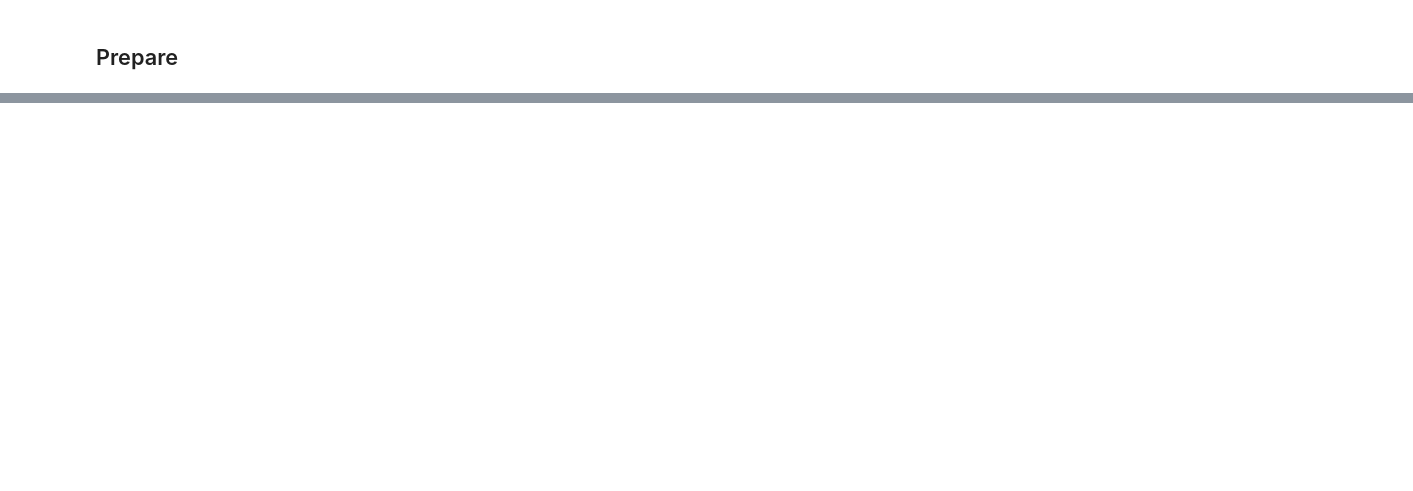
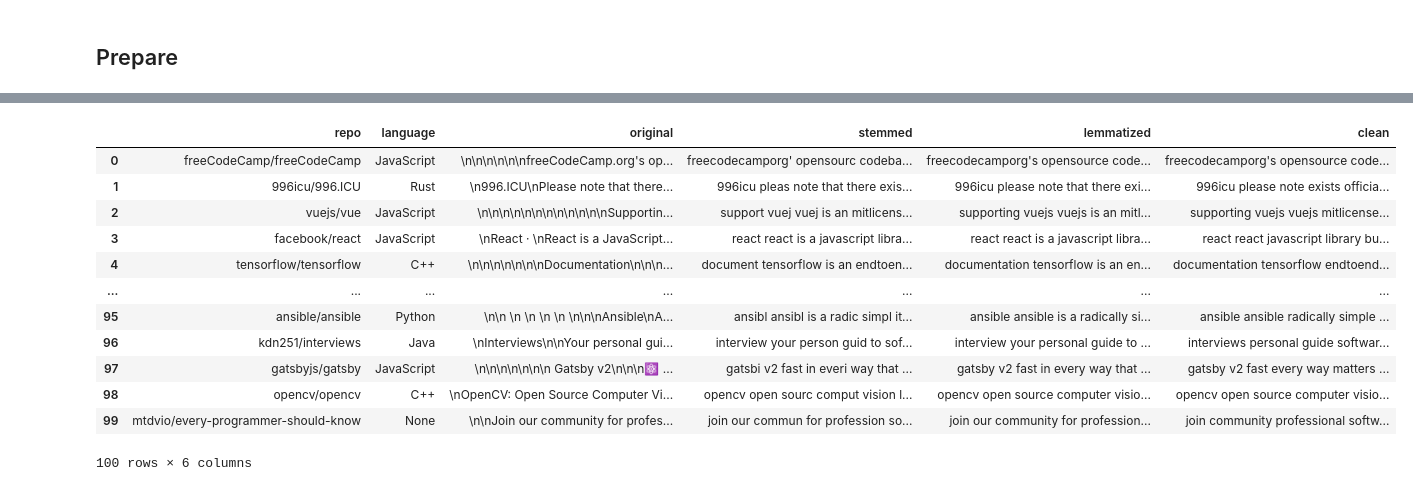
Before and after one commit to super-fantastic-group/nlp-git, a Jupyter notebook: nlp-project.ipynb, the cells around one changed output, grey strips where cells are left out. Drawn from its saved outputs; the diff is of its cells as text; code cells hidden in the pictures; blank space fills up the shorter version.

```diff
--- a/nlp-project.ipynb
+++ b/nlp-project.ipynb
@@ -68,0 +92,16 @@ df
+# %%
+prepare.prep_readme(df)
+# %% [output]
+|  | repo | language | original | stemmed | lemmatized | clean |
+| 0 | freeCodeCamp/freeCodeCamp | JavaScript | \n\n\n\n\n\nfreeCodeCamp.org's op... | freecodecamporg' opensourc codeba... | freecodecamporg's opensource code... | freecodecamporg's opensource code... |
+| 1 | 996icu/996.ICU | Rust | \n996.ICU\nPlease note that there... | 996icu pleas note that there exis... | 996icu please note that there exi... | 996icu please note exists officia... |
+| 2 | vuejs/vue | JavaScript | \n\n\n\n\n\n\n\n\n\n\n\nSupportin... | support vuej vuej is an mitlicens... | supporting vuejs vuejs is an mitl... | supporting vuejs vuejs mitlicense... |
+| 3 | facebook/react | JavaScript | \nReact · \nReact is a JavaScript... | react react is a javascript libra... | react react is a javascript libra... | react react javascript library bu... |
+| 4 | tensorflow/tensorflow | C++ | \n\n\n\n\n\n\nDocumentation\n\n\n... | document tensorflow is an endtoen... | documentation tensorflow is an en... | documentation tensorflow endtoend... |
+| ... | ... | ... | ... | ... | ... | ... |
+| 95 | ansible/ansible | Python | \n\n \n \n \n \n \n\n\nAnsible\nA... | ansibl ansibl is a radic simpl it... | ansible ansible is a radically si... | ansible ansible radically simple ... |
+| 96 | kdn251/interviews | Java | \nInterviews\n\nYour personal gui... | interview your person guid to sof... | interview your personal guide to ... | interviews personal guide softwar... |
+| 97 | gatsbyjs/gatsby | JavaScript | \n\n\n\n\n\n\n Gatsby v2\n\n\n⚛️ ... | gatsbi v2 fast in everi way that ... | gatsby v2 fast in every way that ... | gatsby v2 fast every way matters ... |
+| 98 | opencv/opencv | C++ | \nOpenCV: Open Source Computer Vi... | opencv open sourc comput vision l... | opencv open source computer visio... | opencv open source computer visio... |
+| 99 | mtdvio/every-programmer-should-know | None | \n\nJoin our community for profes... | join our commun for profession so... | join our community for profession... | join community professional softw... |
+100 rows × 6 columns
```
Also changed, not shown: parts of 6 cells of this notebook, 1 other file.
